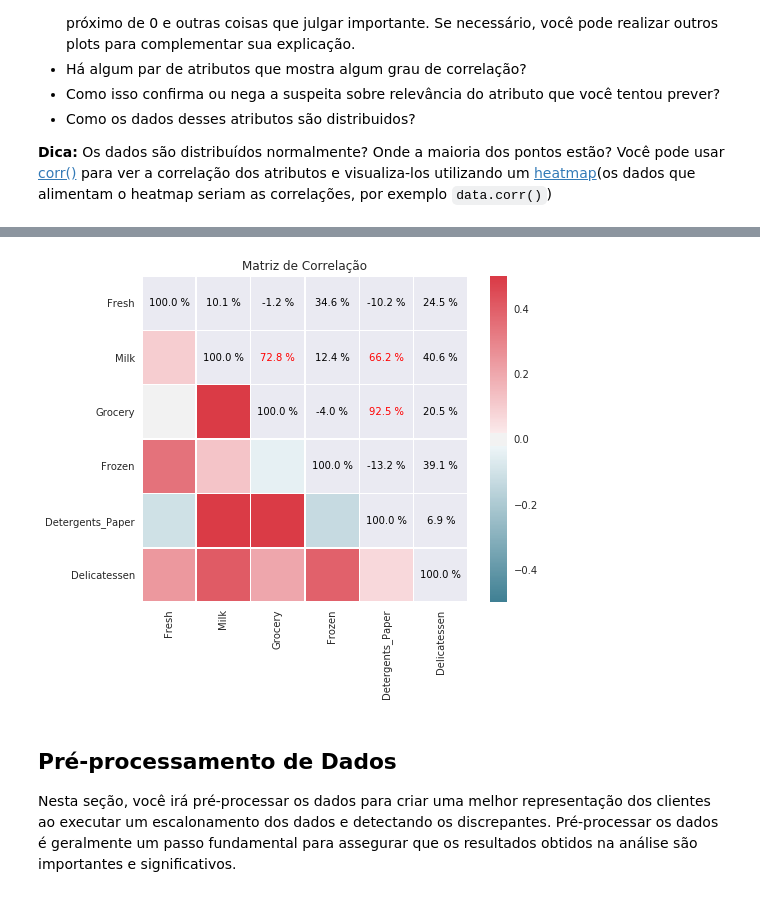
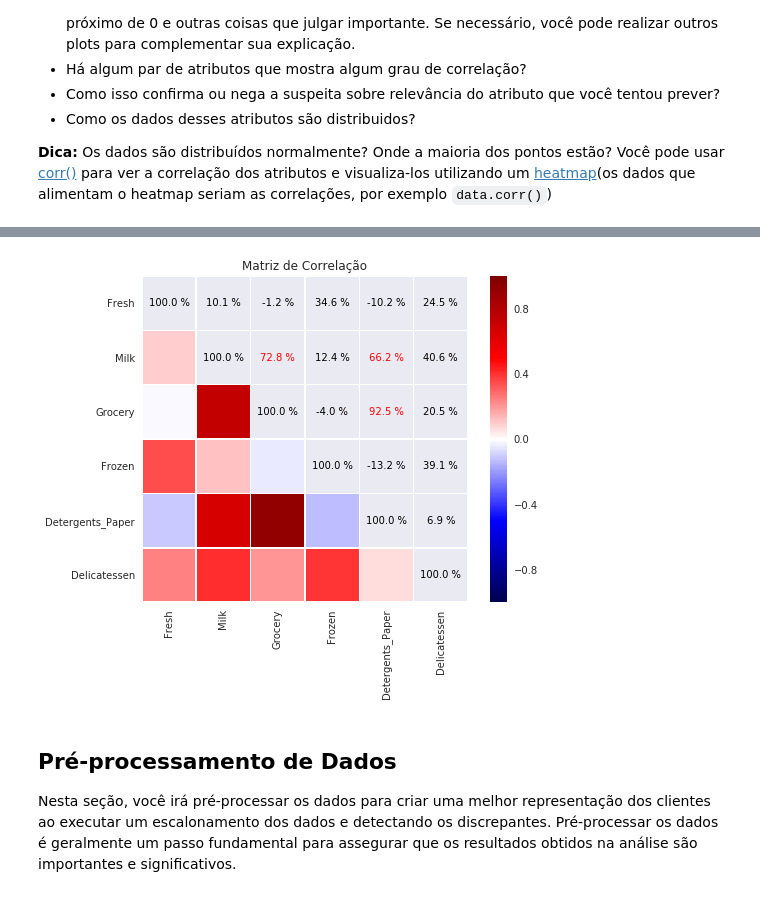
Before and after one commit to iuryt/ML, a Jupyter notebook: customer_segments/customer_segments_PT.ipynb, the cells around one changed output, grey strips where cells are left out. Saved outputs shown, nothing was run; the diff lists cells and outputs as text; code cells hidden in the pictures.

```diff
--- a/customer_segments/customer_segments_PT.ipynb
+++ b/customer_segments/customer_segments_PT.ipynb
@@ -271,24 +297,24 @@ ax.set(xlim=[-100,20000])
 # %%
 
 corr = data.corr()
 triu = np.triu_indices_from(corr)
 
 Xi,Yi = np.meshgrid(np.arange(data.shape[0]),np.arange(data.shape[0]))
 
 mask = np.zeros_like(corr, dtype=np.bool)
 mask[triu] = True
 
 fig,ax = plt.subplots(figsize=(8,6))
 ax.set_title(u'Matriz de Correlação')
-sns.heatmap(corr, mask=mask, cmap=cmap, vmax=0.5, center=0,vmin=-0.5,
+sns.heatmap(corr, mask=mask, cmap='seismic', vmax=1, center=0,vmin=-1,
             square=True, linewidths=.5)
 
 kw = dict(va='center',ha='center')
 for xi,yi,t in zip(Xi[triu],Yi[triu],corr.values[triu]):
     color = 'k' if (t<0.6)|(t==1) else 'r'
     ax.text(xi+0.5,yi+0.5,'{:.1f} %'.format(100*t),color=color,**kw)
 # %% [output]
-[figure, old version]
+[figure, new version]
 # %% [markdown]
 ## Pré-processamento de Dados
 Nesta seção, você irá pré-processar os dados para criar uma melhor representação dos clientes ao executar um escalonamento dos dados e detectando os discrepantes. Pré-processar os dados é geralmente um passo fundamental para assegurar que os resultados obtidos na análise são importantes e significativos.
```
Also changed, not shown: parts of 24 cells of this notebook.
